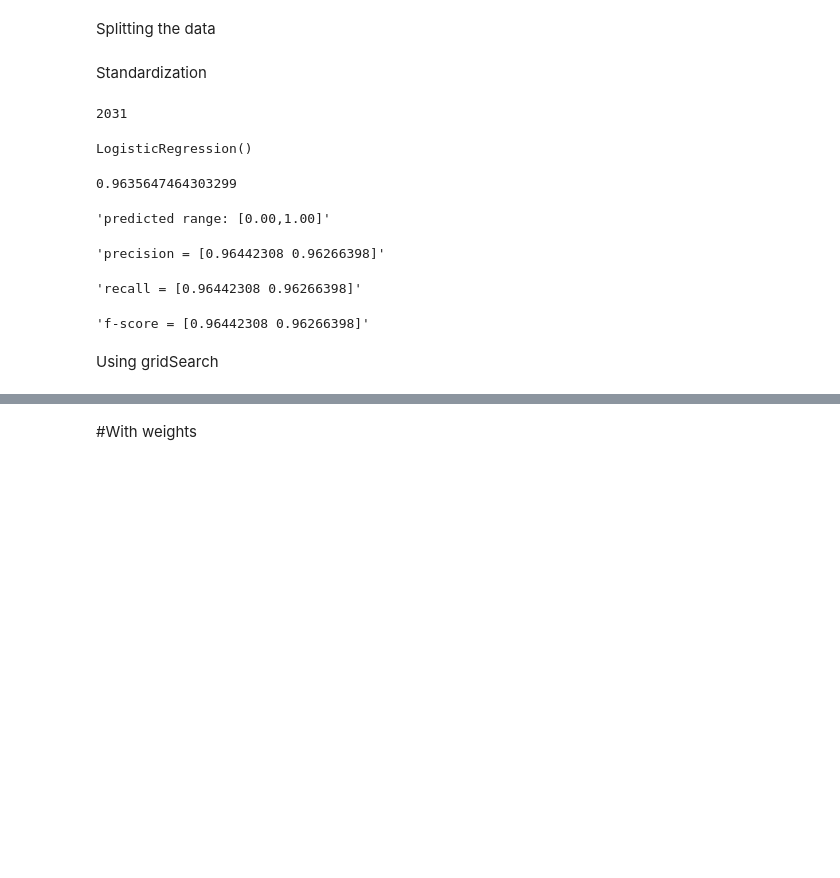
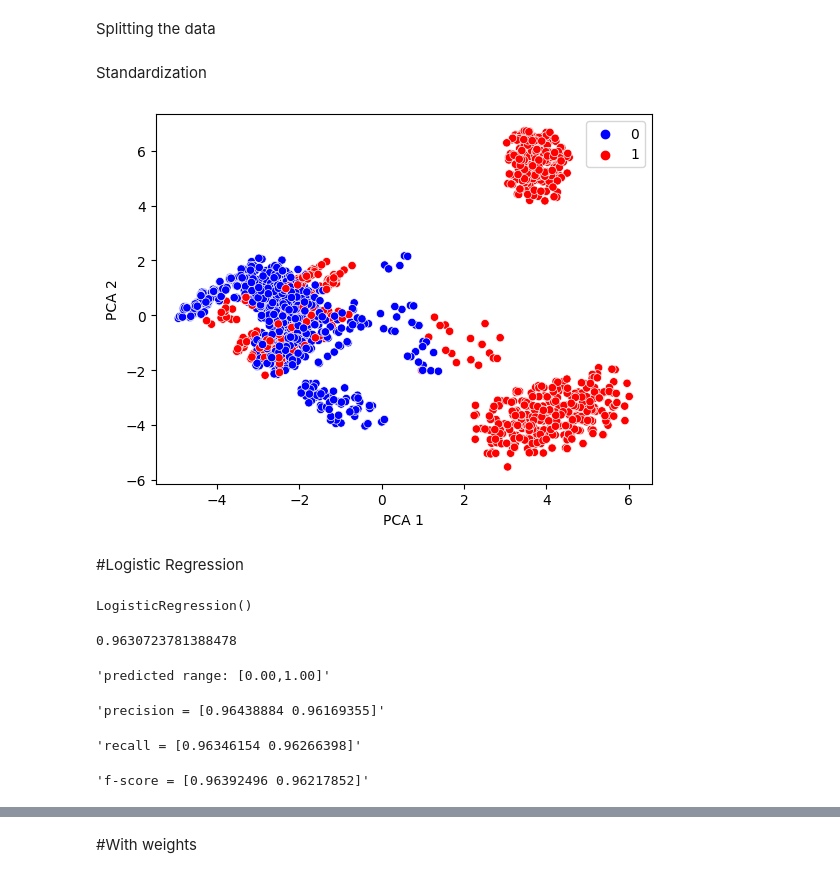
Before and after one commit to Jamessanfor/Project7, a Jupyter notebook: dsp_pro_7.ipynb, the cells around one changed output, grey strips where cells are left out. Drawn from its saved outputs; the diff is of its cells as text; code cells hidden in the pictures; blank space fills up the shorter version.

```diff
--- a/dsp_pro_7.ipynb
+++ b/dsp_pro_7.ipynb
@@ -107,16 +109,16 @@ X.drop('veil-type',axis=1,inplace=True)
 # %% [markdown]
 Dropping highly correlated features having correlation > 0.8
 # %%
-correlation = X.corr().abs()
+corr = X.corr().abs()
 # %%
+# Find highly correlated features
 threshold = 0.8
 
-# Find highly correlated features
 feats = set()
-for i in range(len(correlation.columns)):
+for i in range(len(corr.columns)):
     for j in range(i):
-        if abs(correlation.iloc[i, j]) > threshold:
-            colname = correlation.columns[i]
-            feats.add(colname)
+        if abs(corr.iloc[i, j]) > threshold:
+            col = corr.columns[i]
+            feats.add(col)
 # %%
 plt.figure(figsize=(10, 10))
@@ -152,6 +154,8 @@ one_hot
 Splitting the data
 # %%
 X_train, X_test, y_train, y_test = train_test_split(one_hot,y,test_size=0.25, random_state=42)
+# %% [markdown]
+Standardization
 # %%
 sc = StandardScaler()
 
@@ -162,12 +166,15 @@ pca = PCA(n_components = 10)
 
 X_train = pca.fit_transform(X_train)
 X_test = pca.transform(X_test)
-# %% [markdown]
-Standardization
-# %%
-len(y_test)
-# %% [output]
-2031
+# %%
+sns.scatterplot(x=X_test[:, 0], y=X_test[:, 1], hue=y_test, palette=['blue', 'red'])
+plt.xlabel('PCA 1')
+plt.ylabel('PCA 2')
+plt.show()
+# %% [output]
+[figure, added]
+# %% [markdown]
+#Logistic Regression
 # %%
 lm = LogisticRegression()
 lm.fit(X_train,y_train)
@@ -184,10 +191,8 @@ display('precision = {}'.format(p))
 display('recall = {}'.format(r))
 display('f-score = {}'.format(f))
 # %% [output]
-0.9635647464303299
+0.9630723781388478
 'predicted range: [0.00,1.00]'
-'precision = [0.96442308 0.96266398]'
+'precision = [0.96438884 0.96169355]'
-'recall = [0.96442308 0.96266398]'
+'recall = [0.96346154 0.96266398]'
-'f-score = [0.96442308 0.96266398]'
+'f-score = [0.96392496 0.96217852]'
-# %% [markdown]
-Using gridSearch
```
Also changed, not shown: parts of 30 cells of this notebook.
